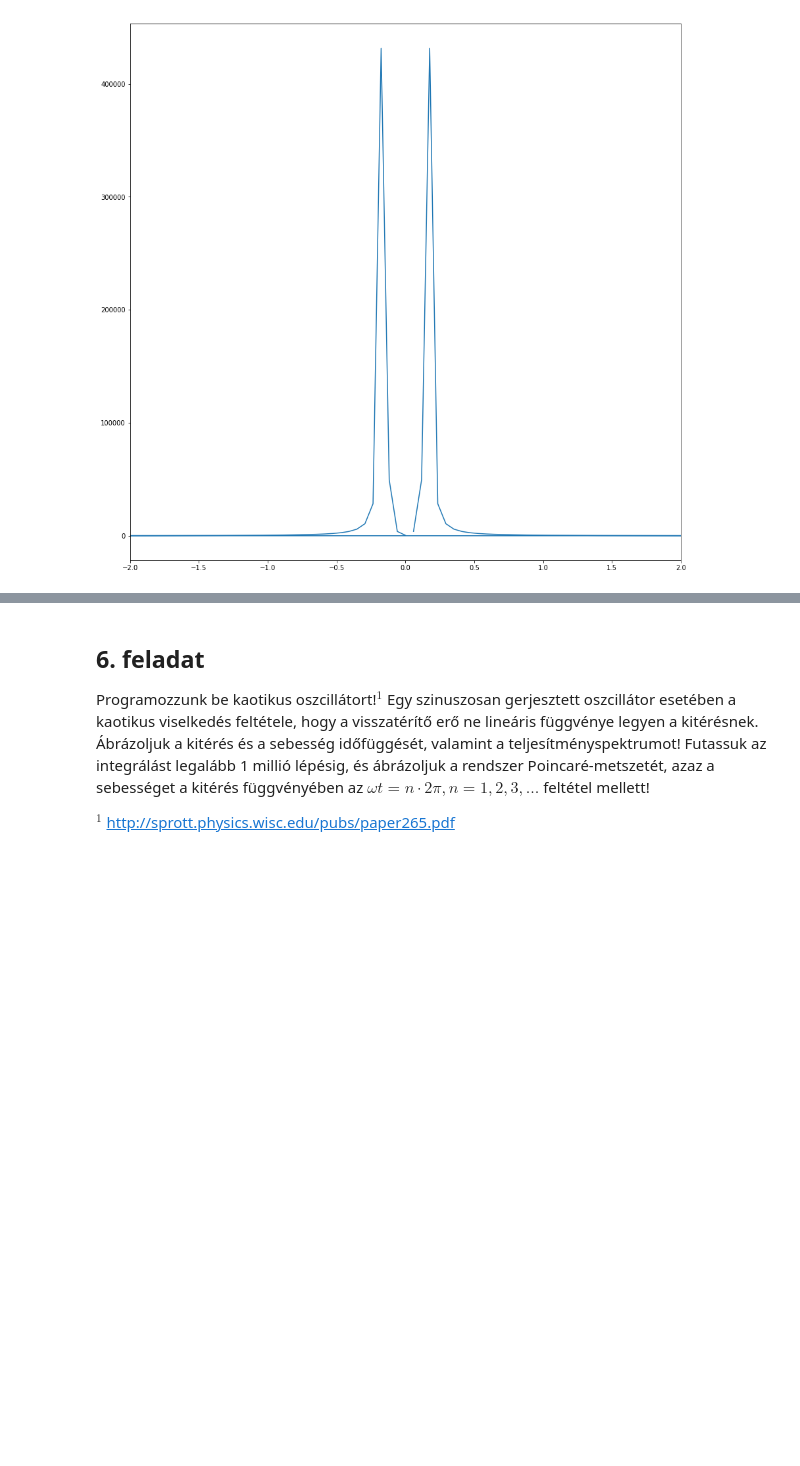
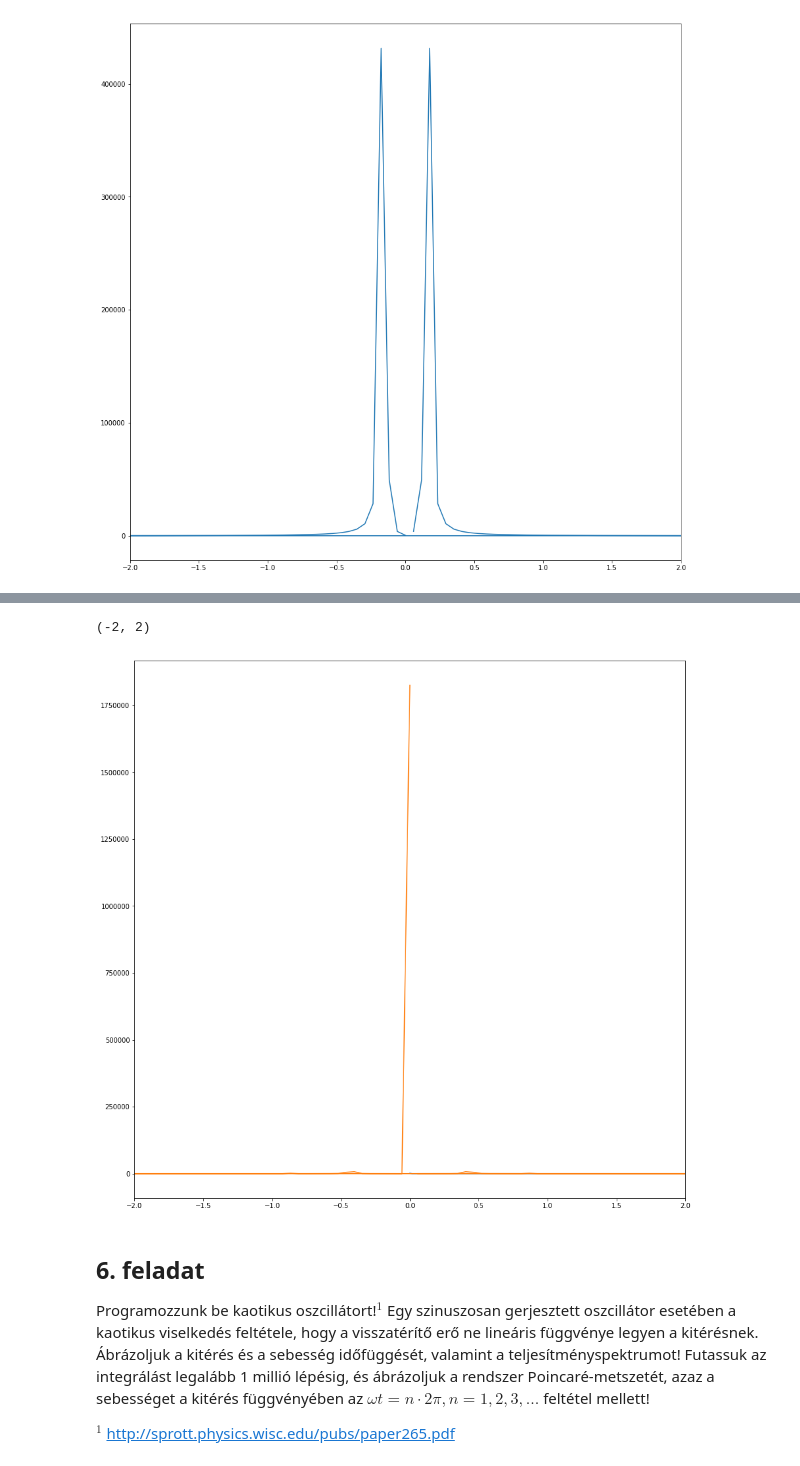
Before and after one commit to Tominano/Numerical-methods-of-physics-II, a Jupyter notebook: masodik/2_feladat(Tomi).ipynb, the cells around one changed output, grey strips where cells are left out. Cells and saved outputs as stored; diff of their text form; code cells hidden in the pictures; blank space fills up the shorter version.

```diff
--- a/masodik/2_feladat(Tomi).ipynb
+++ b/masodik/2_feladat(Tomi).ipynb
@@ -412,3 +371,14 @@ ylim(0,10)
+# %%
+#Lennard_Jones
+plot(lenjo_int()[0],fft(lenjo_int()[2]))
+
+freq = fftfreq((len(lenjo_int()[0])),lenjo_int()[0][0]- lenjo_int()[0][1])
+#Harmonikus oszcillátor
+plot(freq,abs(fft(lenjo_int()[2]))**2)
+xlim(-2,2)
+# %% [output]
+(-2, 2)
+[figure, added]
 # %% [markdown]
 ## 6. feladat
 
```
Also changed, not shown: parts of 8 cells of this notebook.
